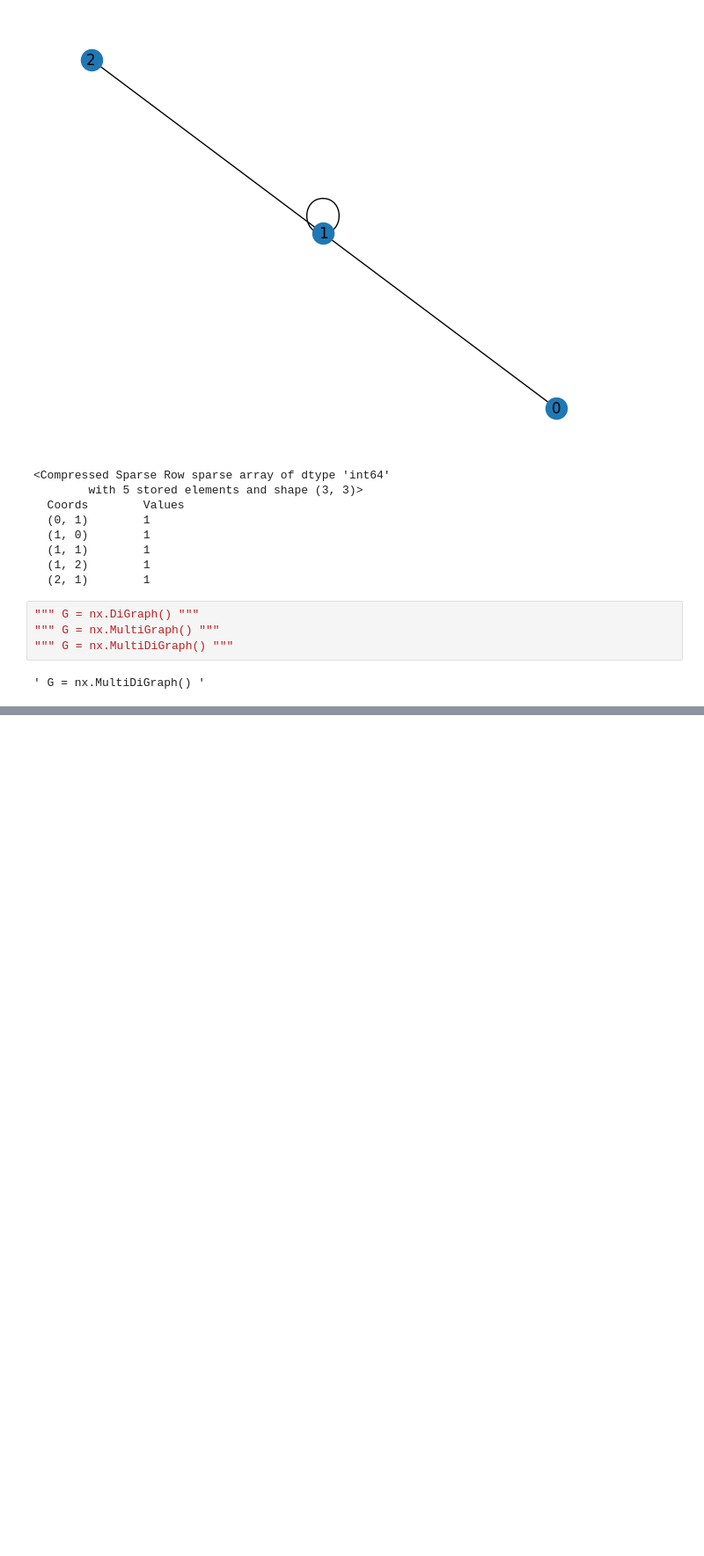
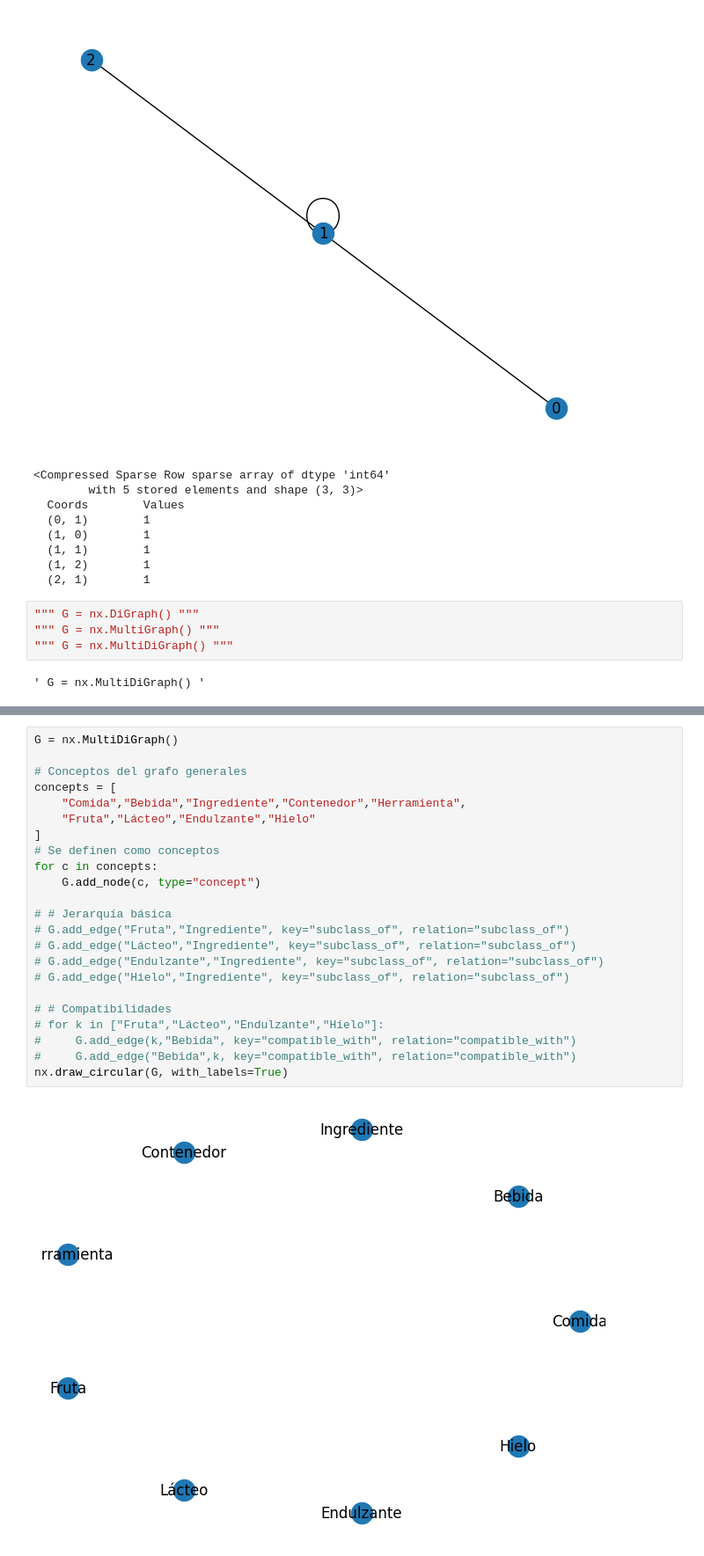
Before and after one commit to DuneV/Special-Project-Aura, a Jupyter notebook: jupyter_test/networkx_tutorial.ipynb, the cells around one changed output, grey strips where cells are left out. Shown at 88% size. Saved outputs shown, nothing was run; the diff lists cells and outputs as text; blank space fills up the shorter version.

```diff
--- a/jupyter_test/networkx_tutorial.ipynb
+++ b/jupyter_test/networkx_tutorial.ipynb
@@ -107,0 +128,25 @@ print(nx.adjacency_matrix(
+# %%
+G = nx.MultiDiGraph()
+
+# Conceptos del grafo generales
+concepts = [
+    "Comida","Bebida","Ingrediente","Contenedor","Herramienta",
+    "Fruta","Lácteo","Endulzante","Hielo"
+]
+# Se definen como conceptos
+for c in concepts:
+    G.add_node(c, type="concept")
+
+# # Jerarquía básica
+# G.add_edge("Fruta","Ingrediente", key="subclass_of", relation="subclass_of")
+# G.add_edge("Lácteo","Ingrediente", key="subclass_of", relation="subclass_of")
+# G.add_edge("Endulzante","Ingrediente", key="subclass_of", relation="subclass_of")
+# G.add_edge("Hielo","Ingrediente", key="subclass_of", relation="subclass_of")
+
+# # Compatibilidades
+# for k in ["Fruta","Lácteo","Endulzante","Hielo"]:
+#     G.add_edge(k,"Bebida", key="compatible_with", relation="compatible_with")
+#     G.add_edge("Bebida",k, key="compatible_with", relation="compatible_with")
+nx.draw_circular(G, with_labels=True)
+# %% [output]
+[figure, added]
```
Also changed, not shown: parts of 3 cells of this notebook, 1 other file.
